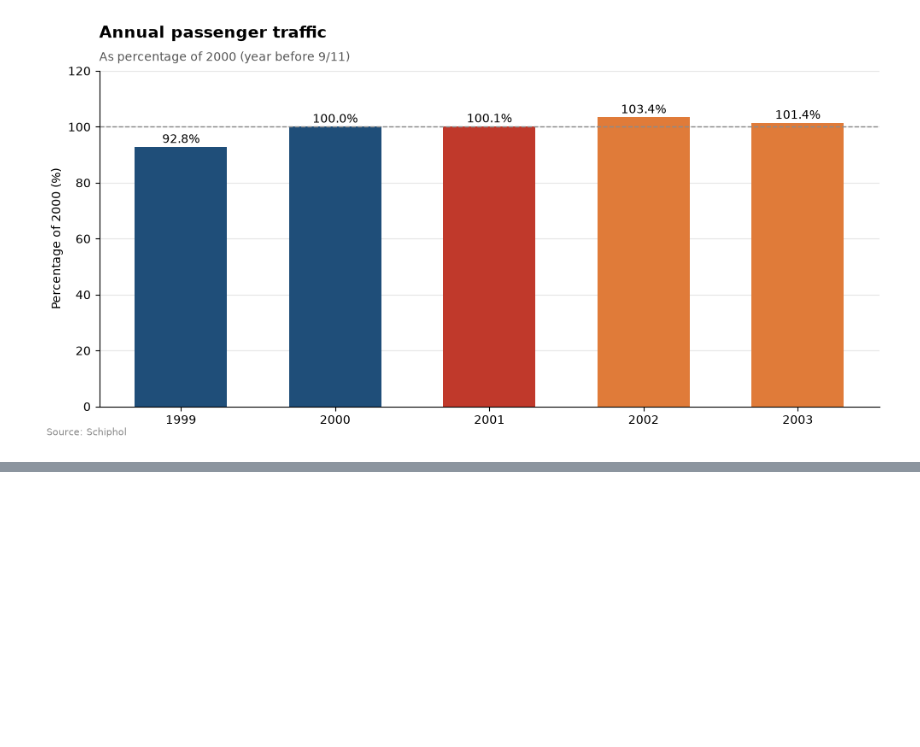
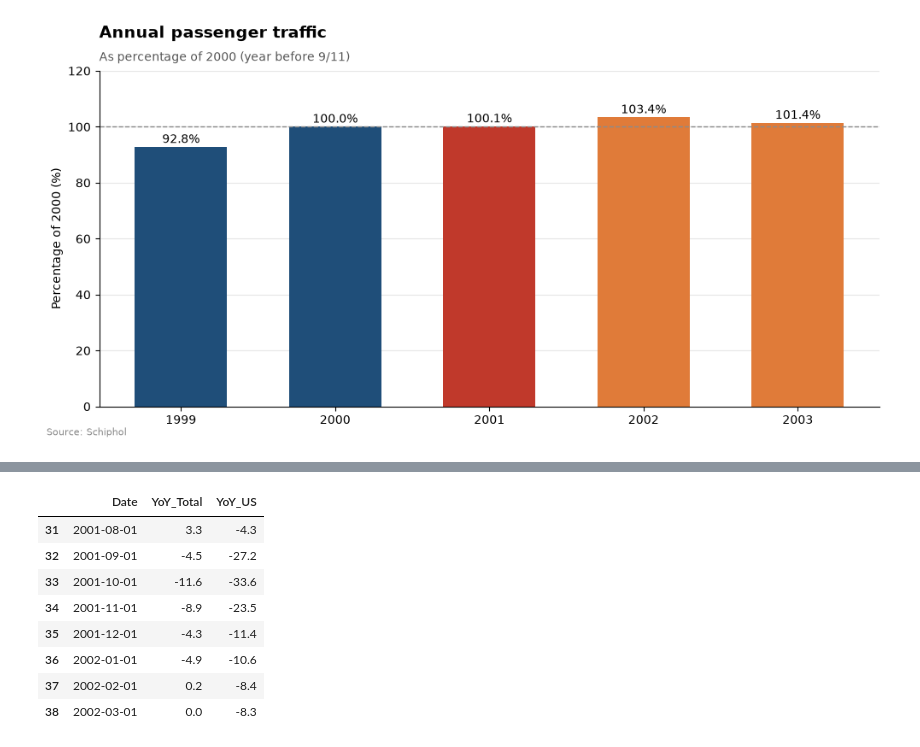
Before and after one commit to TIL6022-Python-Programming/Project_groep11, a Jupyter notebook: results 911.ipynb, the cells around one changed output, grey strips where cells are left out. Cells and saved outputs as stored; diff of their text form; code cells hidden in the pictures; blank space fills up the shorter version.

```diff
--- a/results 911.ipynb
+++ b/results 911.ipynb
@@ -596,0 +631,21 @@ finish(ax)
+# %%
+# Calculate monthly passenger traffic between Schiphol and the US
+
+bts_monthly = (
+    bts_ams.groupby(['YEAR', 'MONTH'])['PASSENGERS']
+    .sum()
+    .reset_index()
+)
+
+# Create a date column
+bts_monthly['Date'] = pd.to_datetime({
+    'year': bts_monthly['YEAR'],
+    'month': bts_monthly['MONTH'],
+    'day': 1
+})
+
+# Sort by date
+bts_monthly = bts_monthly.sort_values('Date')
+
+print('Number of months:', len(bts_monthly))
+display(bts_monthly.head())
@@ -596,0 +660,33 @@ finish(ax)
+# %%
+# Calculate year-on-year growth for US passenger traffic
+bts_monthly['YoY_US'] = (
+    bts_monthly['PASSENGERS'].pct_change(12) * 100
+)
+
+# Combine US traffic with total Schiphol traffic
+comparison = pd.merge(
+    data[['Date', 'YoY']],
+    bts_monthly[['Date', 'YoY_US']],
+    on='Date'
+)
+
+# Rename columns for clarity
+comparison = comparison.rename(columns={
+    'YoY': 'YoY_Total'
+})
+
+# Check passenger growth around 9/11
+display(comparison[
+    (comparison['Date'] >= '2001-08-01') &
+    (comparison['Date'] <= '2002-03-01')
+].round(1))
+# %% [output]
+|  | Date | YoY_Total | YoY_US |
+| 31 | 2001-08-01 | 3.3 | -4.3 |
+| 32 | 2001-09-01 | -4.5 | -27.2 |
+| 33 | 2001-10-01 | -11.6 | -33.6 |
+| 34 | 2001-11-01 | -8.9 | -23.5 |
+| 35 | 2001-12-01 | -4.3 | -11.4 |
+| 36 | 2002-01-01 | -4.9 | -10.6 |
+| 37 | 2002-02-01 | 0.2 | -8.4 |
+| 38 | 2002-03-01 | 0.0 | -8.3 |
```
Also changed, not shown: parts of 17 cells of this notebook, 5 other files.
